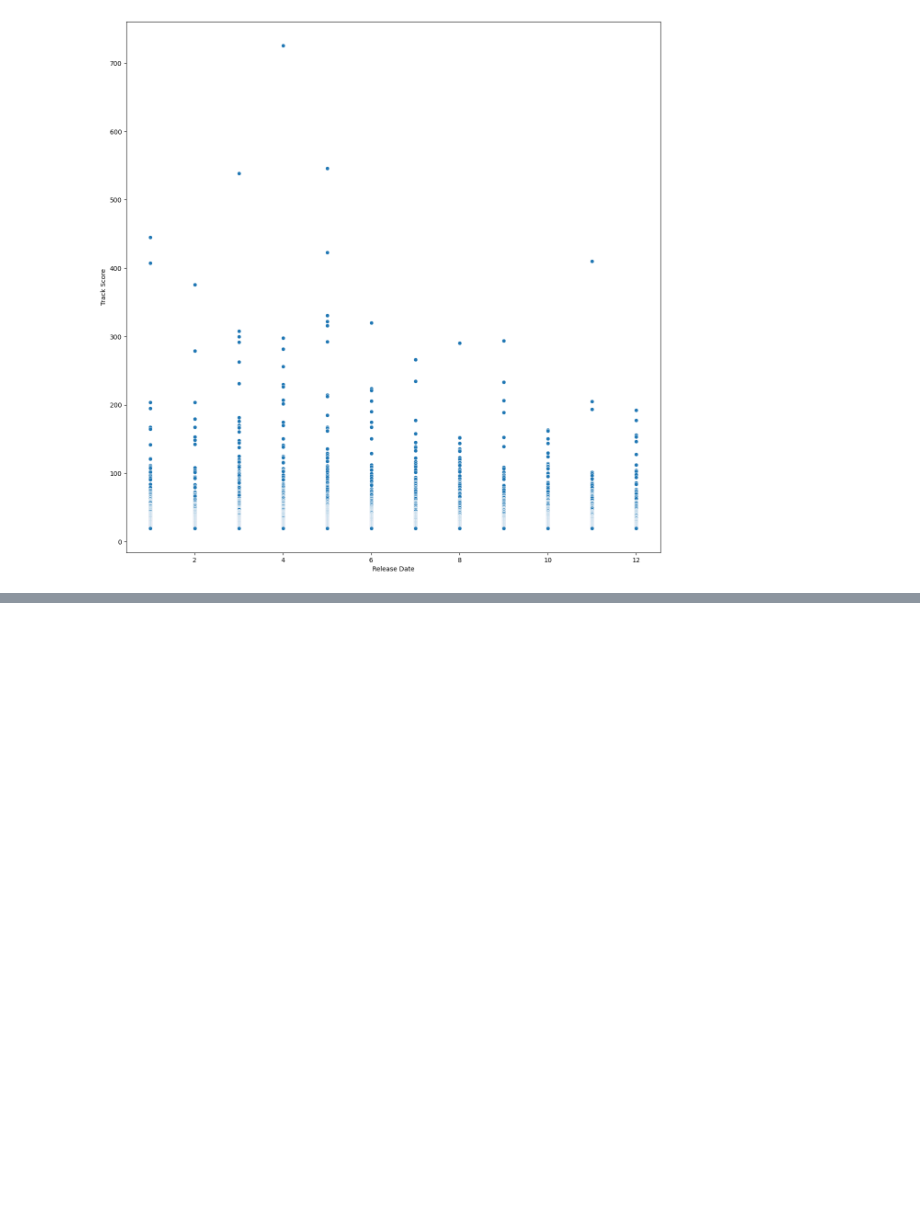
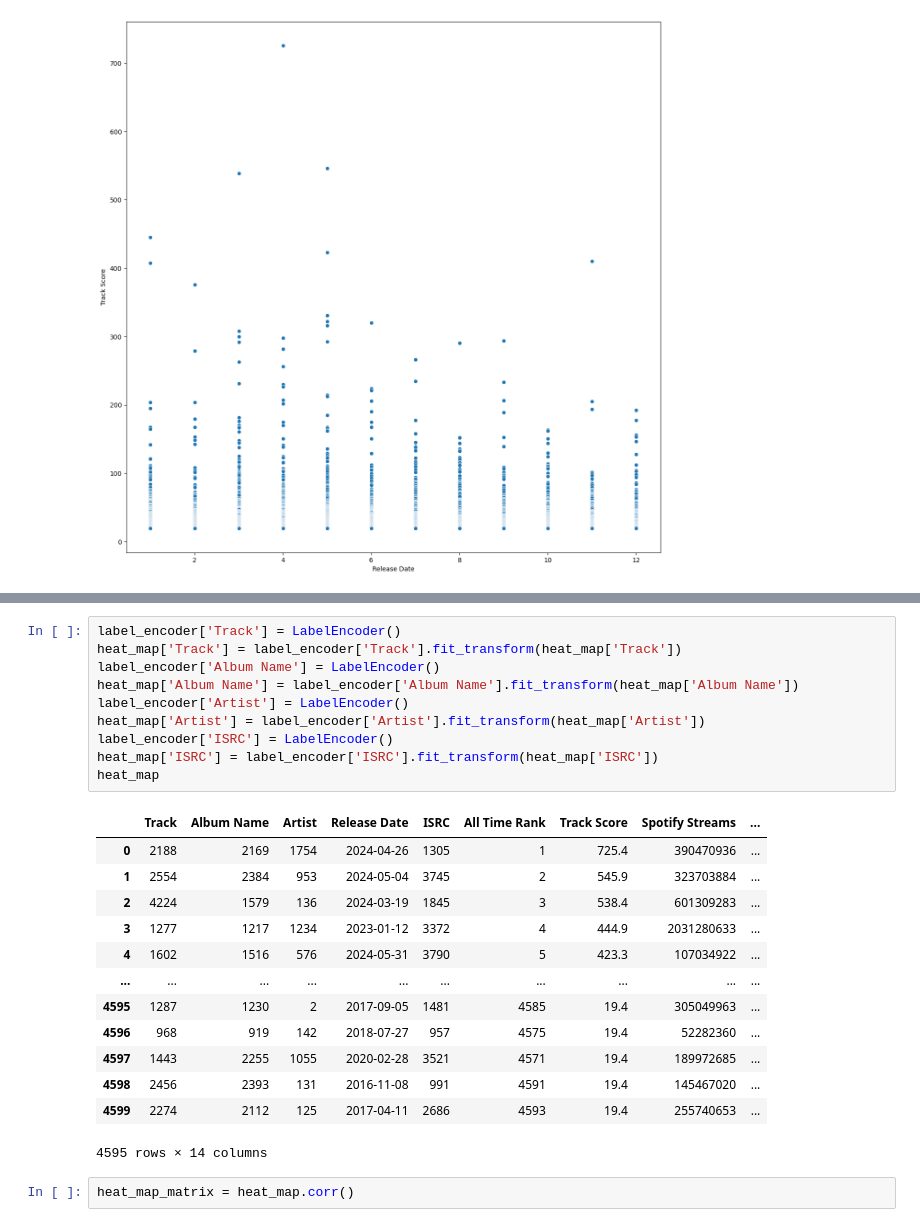
Before and after one commit to SrijaG29/Spotify_df-visualization, a Jupyter notebook: Spotify_Dataframe.ipynb, the cells around one changed output, grey strips where cells are left out. Cells and saved outputs as stored; diff of their text form; blank space fills up the shorter version.

```diff
--- a/Spotify_Dataframe.ipynb
+++ b/Spotify_Dataframe.ipynb
@@ -542,0 +595,26 @@ sns.scatterplot(data = r , x = 'Release Date',y = 'Track Score')
+# %%
+label_encoder['Track'] = LabelEncoder()
+heat_map['Track'] = label_encoder['Track'].fit_transform(heat_map['Track'])
+label_encoder['Album Name'] = LabelEncoder()
+heat_map['Album Name'] = label_encoder['Album Name'].fit_transform(heat_map['Album Name'])
+label_encoder['Artist'] = LabelEncoder()
+heat_map['Artist'] = label_encoder['Artist'].fit_transform(heat_map['Artist'])
+label_encoder['ISRC'] = LabelEncoder()
+heat_map['ISRC'] = label_encoder['ISRC'].fit_transform(heat_map['ISRC'])
+heat_map
+# %% [output]
+|  | Track | Album Name | Artist | Release Date | ISRC | All Time Rank | Track Score | Spotify Streams | ... |
+| 0 | 2188 | 2169 | 1754 | 2024-04-26 | 1305 | 1 | 725.4 | 390470936 | ... |
+| 1 | 2554 | 2384 | 953 | 2024-05-04 | 3745 | 2 | 545.9 | 323703884 | ... |
+| 2 | 4224 | 1579 | 136 | 2024-03-19 | 1845 | 3 | 538.4 | 601309283 | ... |
+| 3 | 1277 | 1217 | 1234 | 2023-01-12 | 3372 | 4 | 444.9 | 2031280633 | ... |
+| 4 | 1602 | 1516 | 576 | 2024-05-31 | 3790 | 5 | 423.3 | 107034922 | ... |
+| ... | ... | ... | ... | ... | ... | ... | ... | ... | ... |
+| 4595 | 1287 | 1230 | 2 | 2017-09-05 | 1481 | 4585 | 19.4 | 305049963 | ... |
+| 4596 | 968 | 919 | 142 | 2018-07-27 | 957 | 4575 | 19.4 | 52282360 | ... |
+| 4597 | 1443 | 2255 | 1055 | 2020-02-28 | 3521 | 4571 | 19.4 | 189972685 | ... |
+| 4598 | 2456 | 2393 | 131 | 2016-11-08 | 991 | 4591 | 19.4 | 145467020 | ... |
+| 4599 | 2274 | 2112 | 125 | 2017-04-11 | 2686 | 4593 | 19.4 | 255740653 | ... |
+4595 rows × 14 columns
+# %%
+heat_map_matrix = heat_map.corr()
```
Also changed, not shown: parts of 8 cells of this notebook.
